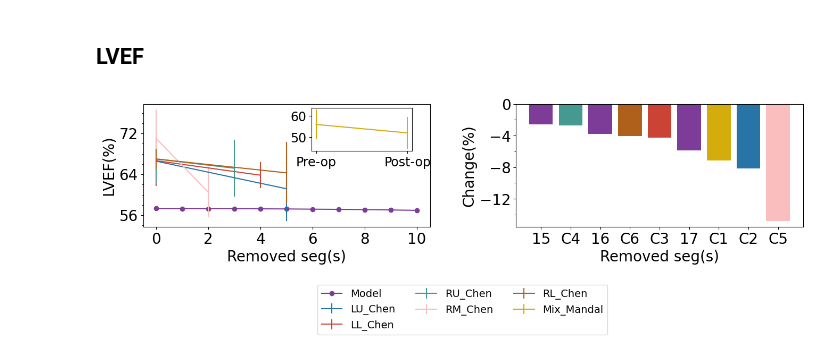
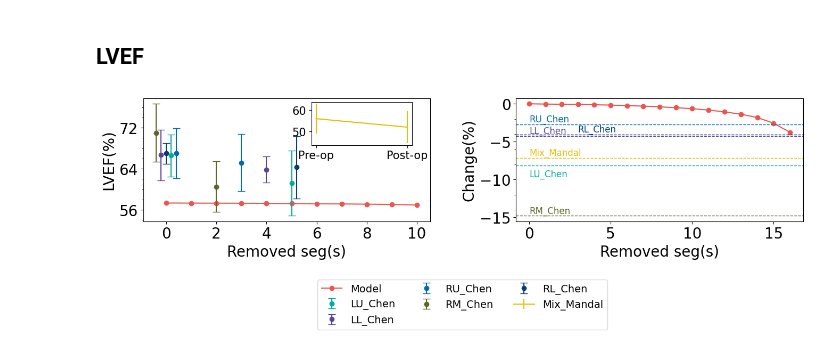
Before and after one commit to ShitingHuang-1/closed_circuit, a Jupyter notebook: resection_sim.ipynb, the cells around one changed output. Saved outputs shown, nothing was run; the diff lists cells and outputs as text; code cells hidden in the pictures.

```diff
--- a/resection_sim.ipynb
+++ b/resection_sim.ipynb
@@ -1029,42 +1332,59 @@ lvef_chen_rl = [67, 64.29]
 lvef_chen_err_rl = [2.02, 6.08]
 
 axs[0].plot(rm[0:11], lvef[0:11]*100, marker='o', linestyle='-', color=original, label='Model')
-axs[0].errorbar([0,5], lvef_chen_lu, yerr = lvef_chen_err_lu, color = L2, label = 'LU_Chen')
-axs[0].errorbar([0,4], lvef_chen_ll, yerr = lvef_chen_err_ll, color = L3, label = 'LL_Chen')
-axs[0].errorbar([0,3], lvef_chen_ru, yerr = lvef_chen_err_ru, color = L4, label = 'RU_Chen')
-axs[0].errorbar([0,2], lvef_chen_rm, yerr = lvef_chen_err_rm, color = L5, label = 'RM_Chen')
-axs[0].errorbar([0,5], lvef_chen_rl, yerr = lvef_chen_err_rl, color = L6, label = 'RL_Chen')
+axs[0].errorbar([0+0.2,5], lvef_chen_lu, yerr = lvef_chen_err_lu, color = L2, label = 'LU_Chen', linestyle = 'none', marker = 'o', capsize = 5)
+axs[0].errorbar([0-0.2,4], lvef_chen_ll, yerr = lvef_chen_err_ll, color = L3, label = 'LL_Chen', linestyle = 'none', marker = 'o', capsize = 5)
+axs[0].errorbar([0+0.4,3], lvef_chen_ru, yerr = lvef_chen_err_ru, color = L4, label = 'RU_Chen', linestyle = 'none', marker = 'o', capsize = 5)
+axs[0].errorbar([0-0.4,2], lvef_chen_rm, yerr = lvef_chen_err_rm, color = L5, label = 'RM_Chen', linestyle = 'none', marker = 'o', capsize = 5)
+axs[0].errorbar([0,5 + 0.2], lvef_chen_rl, yerr = lvef_chen_err_rl, color = L6, label = 'RL_Chen', linestyle = 'none', marker = 'o', capsize = 5)
 axs[0].set_ylabel('LVEF(%)')
 axs[0].xaxis.set_major_locator(MaxNLocator(integer=True))
 
 ax_inset = inset_axes(axs[0], width="35%", height="35%", loc="upper right", bbox_to_anchor=(-0.05, 0,1, 1),
                       bbox_transform=axs[0].transAxes)
 ax_inset.errorbar(status, lvef_mandal_mix , yerr = lvef_err_mandal_mix  ,color = L1, label = 'Mix_Mandal')
 err_lvef = err_cal(lvef)
 err_lvef_mandal_mix = err_cal(lvef_mandal_mix)
+ax_inset.set_xticks(x_status)
+ax_inset.set_xticklabels(status)
 err_lvef_chen_lu = err_cal(lvef_chen_lu)
 err_lvef_chen_ll = err_cal(lvef_chen_ll)
 err_lvef_chen_ru = err_cal(lvef_chen_ru)
 err_lvef_chen_rm = err_cal(lvef_chen_rm)
 err_lvef_chen_rl = err_cal(lvef_chen_rl)
-bar_fig(axs[1], err_lvef, [L1, L2,L3,L4,L5,L6],err_lvef_mandal_mix[-1], err_lvef_chen_lu[-1], err_lvef_chen_ll[-1], err_lvef_chen_ru[-1], err_lvef_chen_rm[-1], err_lvef_chen_rl[-1])
+
+axs[1].plot(rm[0:17], err_lvef[0:17], color = original, marker = 'o')
+axs[1].axhline(y=err_lvef_mandal_mix[-1], color=L1, linestyle='--', linewidth=1)
+axs[1].axhline(y=err_lvef_chen_lu [-1], color=L2, linestyle='--', linewidth=1)
+axs[1].axhline(y=err_lvef_chen_ll[-1], color=L3, linestyle='--', linewidth=1)
+axs[1].axhline(y=err_lvef_chen_ru [-1], color=L4, linestyle='--', linewidth=1)
+axs[1].axhline(y=err_lvef_chen_rm  [-1], color=L5, linestyle='--', linewidth=1)
+axs[1].axhline(y=err_lvef_chen_rl[-1], color=L6, linestyle='--', linewidth=1)
+
+axs[1].text(x=0, y=err_lvef_mandal_mix[-1], s='Mix_Mandal', color=L1, fontsize=12, va='bottom', ha='left')
+axs[1].text(x=0, y=err_lvef_chen_lu[-1]-0.5, s='LU_Chen', color=L2, fontsize=12, va='top', ha='left')
+axs[1].text(x=0, y=err_lvef_chen_ll[-1], s='LL_Chen', color=L3, fontsize=12, va='bottom', ha='left')
+axs[1].text(x=0, y=err_lvef_chen_ru [-1], s='RU_Chen', color=L4, fontsize=12, va='bottom', ha='left')
+axs[1].text(x=0, y=err_lvef_chen_rm  [-1], s='RM_Chen', color=L5, fontsize=12, va='bottom', ha='left')
+axs[1].text(x=3, y=err_lvef_chen_rl  [-1], s='RL_Chen', color=L6, fontsize=12, va='bottom', ha='left')
+
 plt.subplots_adjust(wspace=0.4)
 axs[1].set_ylabel('Change(%)')
 axs[0].set_xlabel('Removed seg(s)')
 axs[1].set_xlabel('Removed seg(s)')
 for ax in axs.flat:
     ax.set_xlabel(ax.get_xlabel(), fontsize=fontsize)
     ax.set_ylabel(ax.get_ylabel(), fontsize=fontsize)
     ax.tick_params(axis = 'x', labelsize = fontsize)
     ax.tick_params(axis = 'y', labelsize = fontsize)
     ax.yaxis.set_major_locator(MaxNLocator(nbins=4,  integer=True))
     ax.yaxis.set_minor_locator(ticker.MultipleLocator(2))
 fig.legend(loc='lower center', ncol=3, bbox_to_anchor=(0.5, -0.6), fontsize=14)
-ax_inset.tick_params(axis = 'x', labelsize = fontsize-3)
-ax_inset.tick_params(axis = 'y', labelsize = fontsize-3)
+ax_inset.tick_params(axis = 'x', labelsize = fontsize-5)
+ax_inset.tick_params(axis = 'y', labelsize = fontsize-5)
 axs[0].legend().set_visible(False)
 plt.subplots_adjust(wspace = 0.3)
 plt.savefig('LVEF_compare.svg', format='svg', bbox_inches='tight')
 plt.savefig('LVEF_compare.pdf', format='pdf', bbox_inches='tight')
 # %% [output]
-[figure, old version]
+[figure, new version]
```
Also changed, not shown: parts of 8 cells of this notebook.
